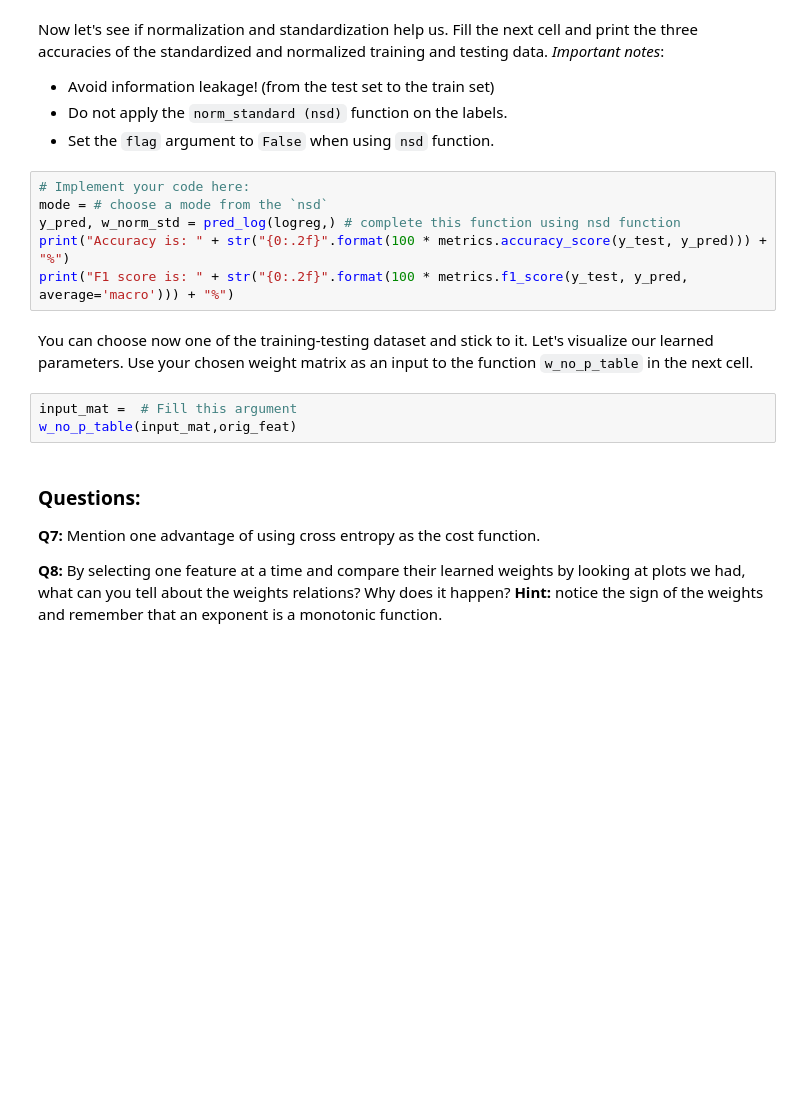
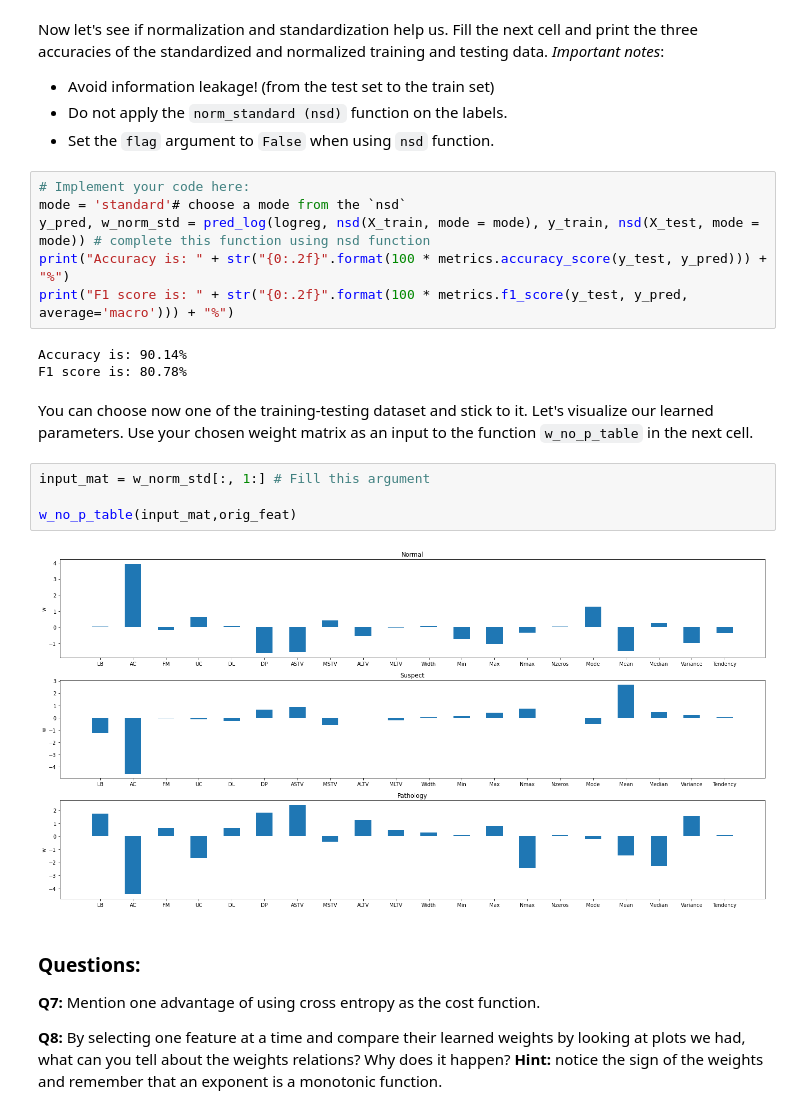
Before and after one commit to mlh-master/hw1_mlh-ameer-shaked, a Jupyter notebook: HW1.ipynb, the cells around one changed output. Drawn from its saved outputs; the diff is of its cells as text; blank space fills up the shorter version.

```diff
--- a/HW1.ipynb
+++ b/HW1.ipynb
@@ -396,15 +387,21 @@ Now let's see if normalization and standardization help us. Fill the next cell a
 * Set the `flag` argument to `False` when using `nsd` function.
 # %%
 # Implement your code here:
-mode = # choose a mode from the `nsd`
-y_pred, w_norm_std = pred_log(logreg,) # complete this function using nsd function
+mode = 'standard'# choose a mode from the `nsd`
+y_pred, w_norm_std = pred_log(logreg, nsd(X_train, mode = mode), y_train, nsd(X_test, mode = mode)) # complete this function using nsd function
 print("Accuracy is: " + str("{0:.2f}".format(100 * metrics.accuracy_score(y_test, y_pred))) + "%")
 print("F1 score is: " + str("{0:.2f}".format(100 * metrics.f1_score(y_test, y_pred, average='macro'))) + "%")
+# %% [output]
+Accuracy is: 90.14%
+F1 score is: 80.78%
 # %% [markdown]
 You can choose now one of the training-testing dataset and stick to it. Let's visualize our learned parameters. Use your chosen weight matrix as an input to the function `w_no_p_table` in the next cell.
 # %%
-input_mat =  # Fill this argument
+input_mat = w_norm_std[:, 1:] # Fill this argument
+
 w_no_p_table(input_mat,orig_feat)
+# %% [output]
+[figure, added]
 # %% [markdown]
 ### Questions:
 **Q7:** Mention one advantage of using cross entropy as the cost function.
```
Also changed, not shown: parts of 27 cells of this notebook, 1 other file.
